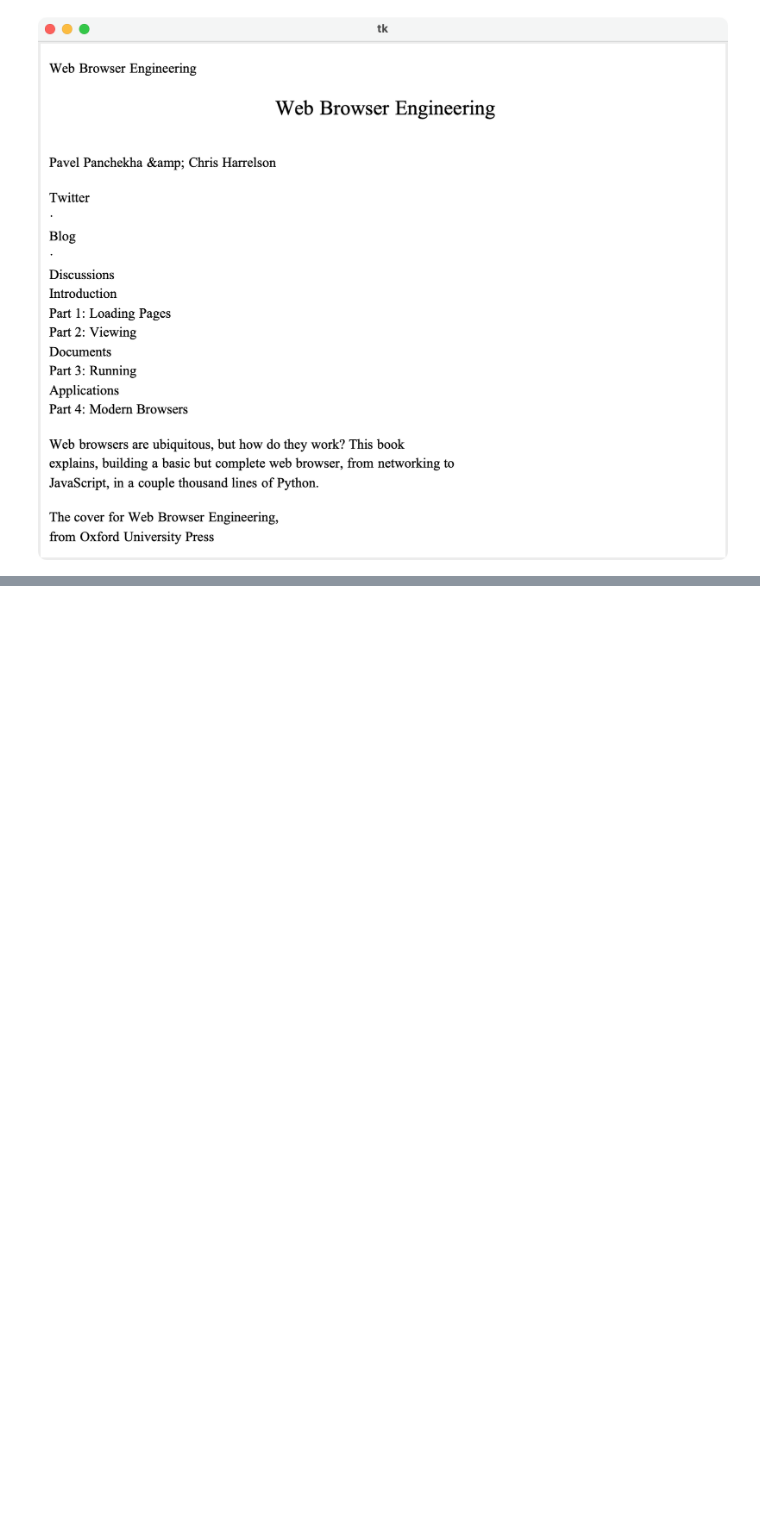
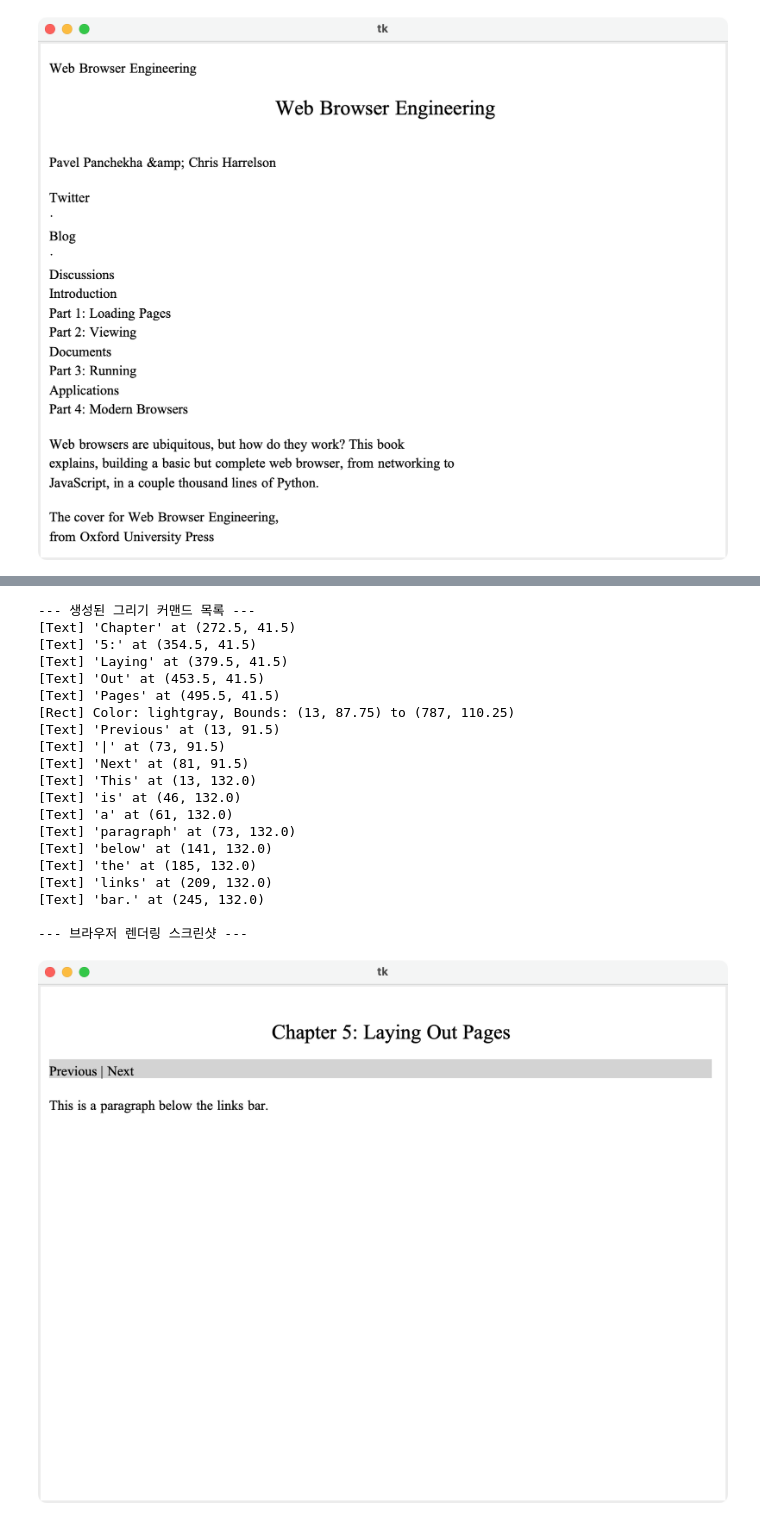
Before and after one commit to r4k0nb4k0n/browser-engineering-study, a Jupyter notebook: part-2-laying-out-pages-5-inline-and-block-layout.ipynb, the cells around one changed output, grey strips where cells are left out. Drawn from its saved outputs; the diff is of its cells as text; code cells hidden in the pictures; blank space fills up the shorter version.

Commit message:
feat: 5.8 Exercises 5-1 Links bar

```diff
--- a/part-2-laying-out-pages-5-inline-and-block-layout.ipynb
+++ b/part-2-laying-out-pages-5-inline-and-block-layout.ipynb
@@ -284,0 +290,68 @@ display_tk_window(browser.window)
+# %%
+import tkinter
+from browser.html import HTMLParser
+from browser.layout import DocumentLayout, paint_tree, DrawRect, DrawText
+from browser.browser import Browser
+from browser.tk_capture import display_tk_window
+
+# 테스트용 HTML: nav 태그에 class="links" 속성이 포함되어 있습니다.
+html_content = """
+<html>
+  <body>
+    <h1>Chapter 5: Laying Out Pages</h1>
+    <nav class="links">
+        Previous | Next
+    </nav>
+    <p>This is a paragraph below the links bar.</p>
+  </body>
+</html>
+"""
+
+# 1. HTML 파싱 및 레이아웃 트리 생성
+nodes = HTMLParser(html_content).parse()
+document = DocumentLayout(nodes)
+document.layout()
+
+# 2. 페인팅을 통해 display_list 커맨드 추출
+display_list = []
+paint_tree(document, display_list)
+
+# 3. 터미널로 커맨드 검증 (lightgray 배경이 있는지 확인)
+print("--- 생성된 그리기 커맨드 목록 ---")
+for cmd in display_list:
+    if isinstance(cmd, DrawRect):
+        print(f"[Rect] Color: {cmd.color}, Bounds: ({cmd.left}, {cmd.top}) to ({cmd.right}, {cmd.bottom})")
+    elif isinstance(cmd, DrawText):
+        print(f"[Text] '{cmd.text}' at ({cmd.left}, {cmd.top})")
+print("\n--- 브라우저 렌더링 스크린샷 ---")
+
+# 4. 브라우저 창 띄워서 스크린샷 남기기
+browser = Browser()
+browser.nodes = nodes
+browser.document = document
+browser.display_list = display_list
+browser.draw() # 수집된 display_list를 캔버스에 그리기
+
+display_tk_window(browser.window)
+# %% [output]
+--- 생성된 그리기 커맨드 목록 ---
+[Text] 'Chapter' at (272.5, 41.5)
+[Text] '5:' at (354.5, 41.5)
+[Text] 'Laying' at (379.5, 41.5)
+[Text] 'Out' at (453.5, 41.5)
+[Text] 'Pages' at (495.5, 41.5)
+[Rect] Color: lightgray, Bounds: (13, 87.75) to (787, 110.25)
+[Text] 'Previous' at (13, 91.5)
+[Text] '|' at (73, 91.5)
+[Text] 'Next' at (81, 91.5)
+[Text] 'This' at (13, 132.0)
+[Text] 'is' at (46, 132.0)
+[Text] 'a' at (61, 132.0)
+[Text] 'paragraph' at (73, 132.0)
+[Text] 'below' at (141, 132.0)
+[Text] 'the' at (185, 132.0)
+[Text] 'links' at (209, 132.0)
+[Text] 'bar.' at (245, 132.0)
+
+--- 브라우저 렌더링 스크린샷 ---
+[figure, added]
```
Also changed, not shown: parts of 2 cells of this notebook, 1 other file.
